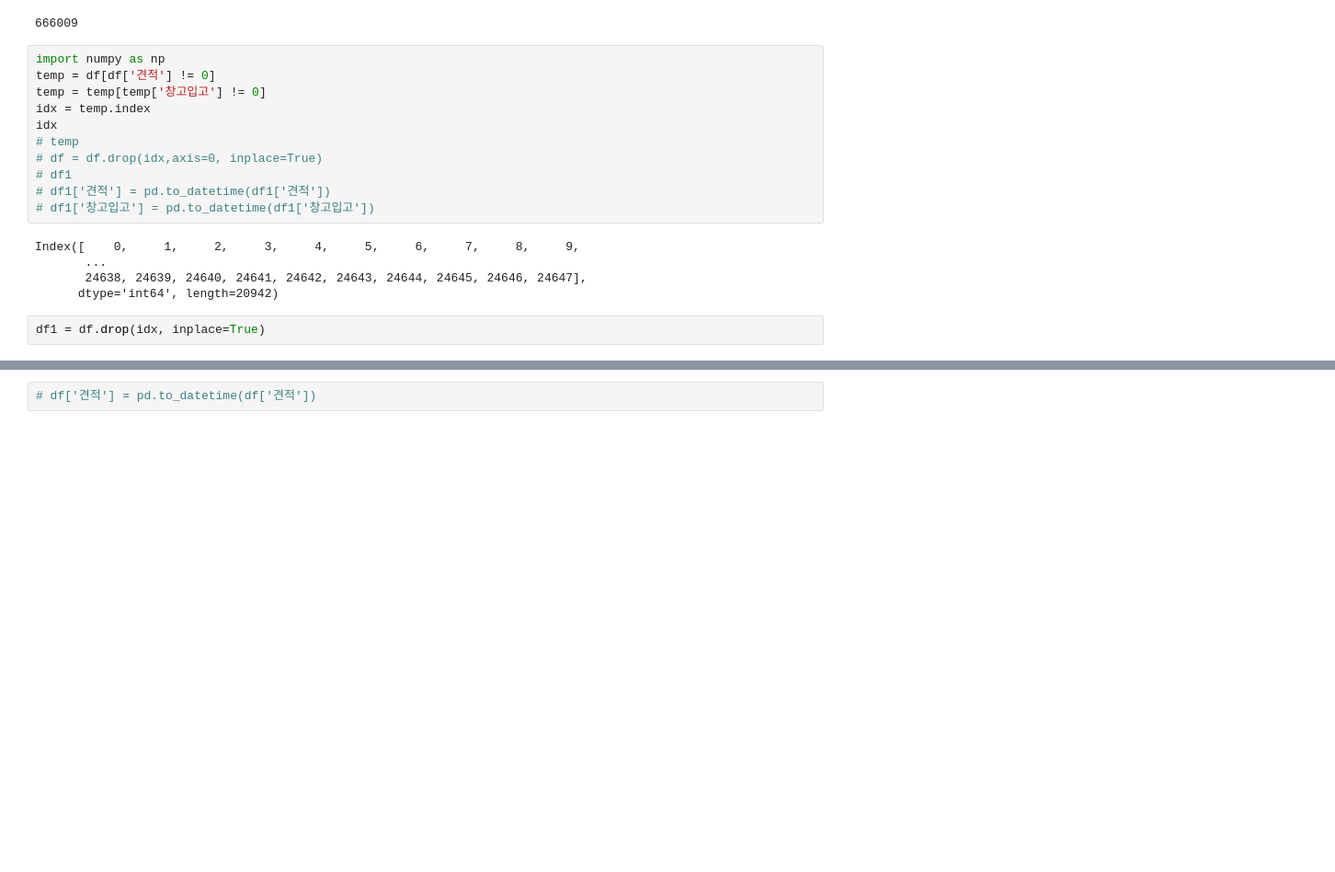
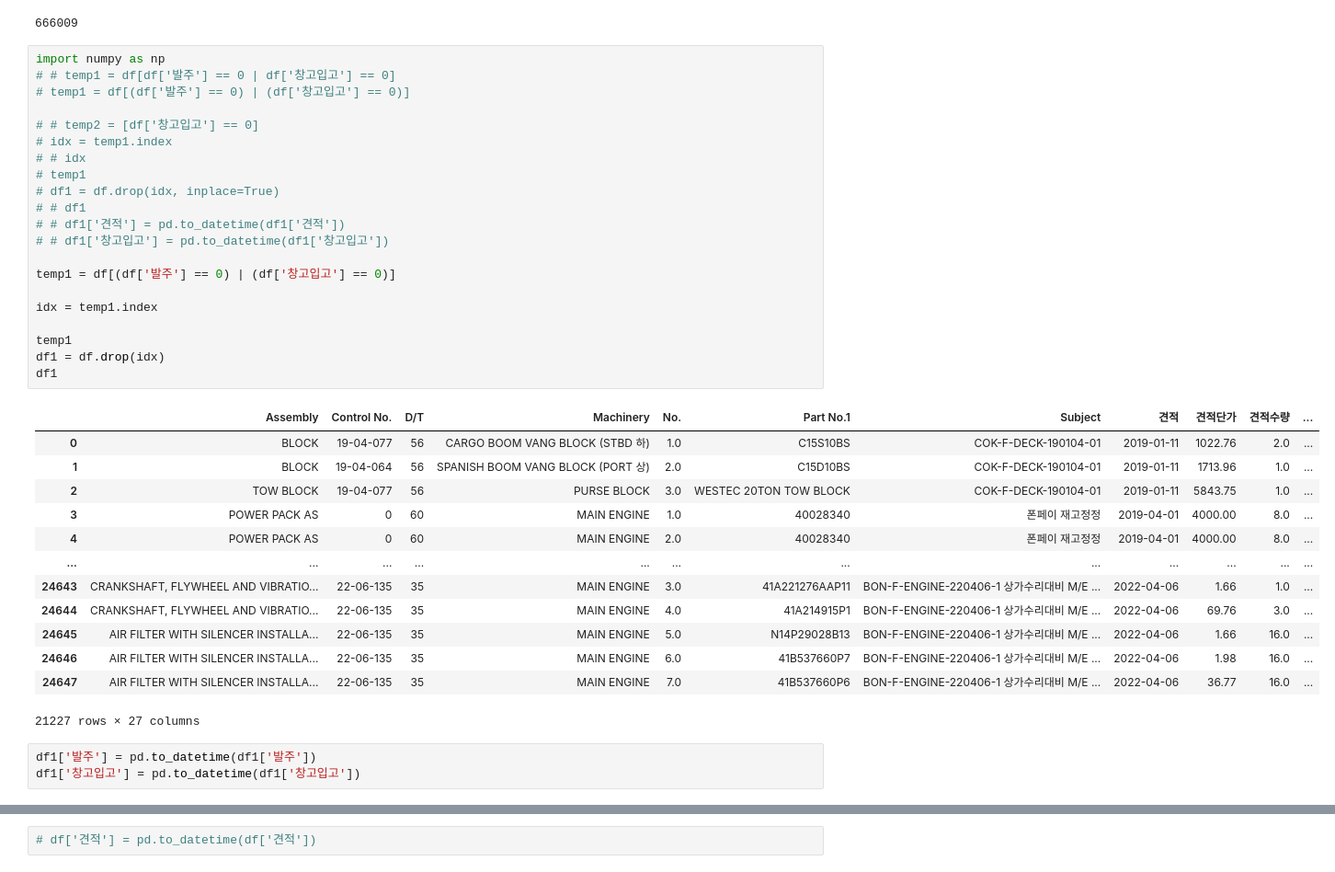
Before and after one commit to hwk44/ShipSupplies, a Jupyter notebook: DA/notebooks/postprocessing_1.ipynb, the cells around one changed output, grey strips where cells are left out. Shown: that part at 92% size. Cells and saved outputs as stored; diff of their text form; blank space fills up the shorter version.

```diff
--- a/DA/notebooks/postprocessing_1.ipynb
+++ b/DA/notebooks/postprocessing_1.ipynb
@@ -81,20 +81,40 @@ df.isna().count().sum()
 666009
 # %%
 import numpy as np
-temp = df[df['견적'] != 0]
-temp = temp[temp['창고입고'] != 0]
-idx = temp.index
-idx
-# temp
-# df = df.drop(idx,axis=0, inplace=True)
-# df1
-# df1['견적'] = pd.to_datetime(df1['견적'])
-# df1['창고입고'] = pd.to_datetime(df1['창고입고'])
+# # temp1 = df[df['발주'] == 0 | df['창고입고'] == 0]
+# temp1 = df[(df['발주'] == 0) | (df['창고입고'] == 0)]
+
+# # temp2 = [df['창고입고'] == 0]
+# idx = temp1.index
+# # idx
+# temp1
+# df1 = df.drop(idx, inplace=True)
+# # df1
+# # df1['견적'] = pd.to_datetime(df1['견적'])
+# # df1['창고입고'] = pd.to_datetime(df1['창고입고'])
+
+temp1 = df[(df['발주'] == 0) | (df['창고입고'] == 0)]
+
+idx = temp1.index
+
+temp1
+df1 = df.drop(idx)
+df1
 # %% [output]
+|  | Assembly | Control No. | D/T | Machinery | No. | Part No.1 | Subject | 견적 | 견적단가 | 견적수량 | ... |
+| 0 | BLOCK | 19-04-077 | 56 | CARGO BOOM VANG BLOCK (STBD 하) | 1.0 | C15S10BS | COK-F-DECK-190104-01 | 2019-01-11 | 1022.76 | 2.0 | ... |
+| 1 | BLOCK | 19-04-064 | 56 | SPANISH BOOM VANG BLOCK (PORT 상) | 2.0 | C15D10BS | COK-F-DECK-190104-01 | 2019-01-11 | 1713.96 | 1.0 | ... |
+| 2 | TOW BLOCK | 19-04-077 | 56 | PURSE BLOCK | 3.0 | WESTEC 20TON TOW BLOCK | COK-F-DECK-190104-01 | 2019-01-11 | 5843.75 | 1.0 | ... |
+| 3 | POWER PACK AS | 0 | 60 | MAIN ENGINE | 1.0 | 40028340 | 폰페이 재고정정 | 2019-04-01 | 4000.00 | 8.0 | ... |
+| 4 | POWER PACK AS | 0 | 60 | MAIN ENGINE | 2.0 | 40028340 | 폰페이 재고정정 | 2019-04-01 | 4000.00 | 8.0 | ... |
+| ... | ... | ... | ... | ... | ... | ... | ... | ... | ... | ... | ... |
+| 24643 | CRANKSHAFT, FLYWHEEL AND VIBRATIO... | 22-06-135 | 35 | MAIN ENGINE | 3.0 | 41A221276AAP11 | BON-F-ENGINE-220406-1 상가수리대비 M/E ... | 2022-04-06 | 1.66 | 1.0 | ... |
+| 24644 | CRANKSHAFT, FLYWHEEL AND VIBRATIO... | 22-06-135 | 35 | MAIN ENGINE | 4.0 | 41A214915P1 | BON-F-ENGINE-220406-1 상가수리대비 M/E ... | 2022-04-06 | 69.76 | 3.0 | ... |
+| 24645 | AIR FILTER WITH SILENCER INSTALLA... | 22-06-135 | 35 | MAIN ENGINE | 5.0 | N14P29028B13 | BON-F-ENGINE-220406-1 상가수리대비 M/E ... | 2022-04-06 | 1.66 | 16.0 | ... |
+| 24646 | AIR FILTER WITH SILENCER INSTALLA... | 22-06-135 | 35 | MAIN ENGINE | 6.0 | 41B537660P7 | BON-F-ENGINE-220406-1 상가수리대비 M/E ... | 2022-04-06 | 1.98 | 16.0 | ... |
+| 24647 | AIR FILTER WITH SILENCER INSTALLA... | 22-06-135 | 35 | MAIN ENGINE | 7.0 | 41B537660P6 | BON-F-ENGINE-220406-1 상가수리대비 M/E ... | 2022-04-06 | 36.77 | 16.0 | ... |
-Index([    0,     1,     2,     3,     4,     5,     6,     7,     8,     9,
-       ...
-       24638, 24639, 24640, 24641, 24642, 24643, 24644, 24645, 24646, 24647],
-      dtype='int64', length=20942)
+21227 rows × 27 columns
-# %%
-df1 = df.drop(idx, inplace=True)
+# %%
+df1['발주'] = pd.to_datetime(df1['발주'])
+df1['창고입고'] = pd.to_datetime(df1['창고입고'])
 # %%
```
Also changed, not shown: parts of 5 cells of this notebook.
